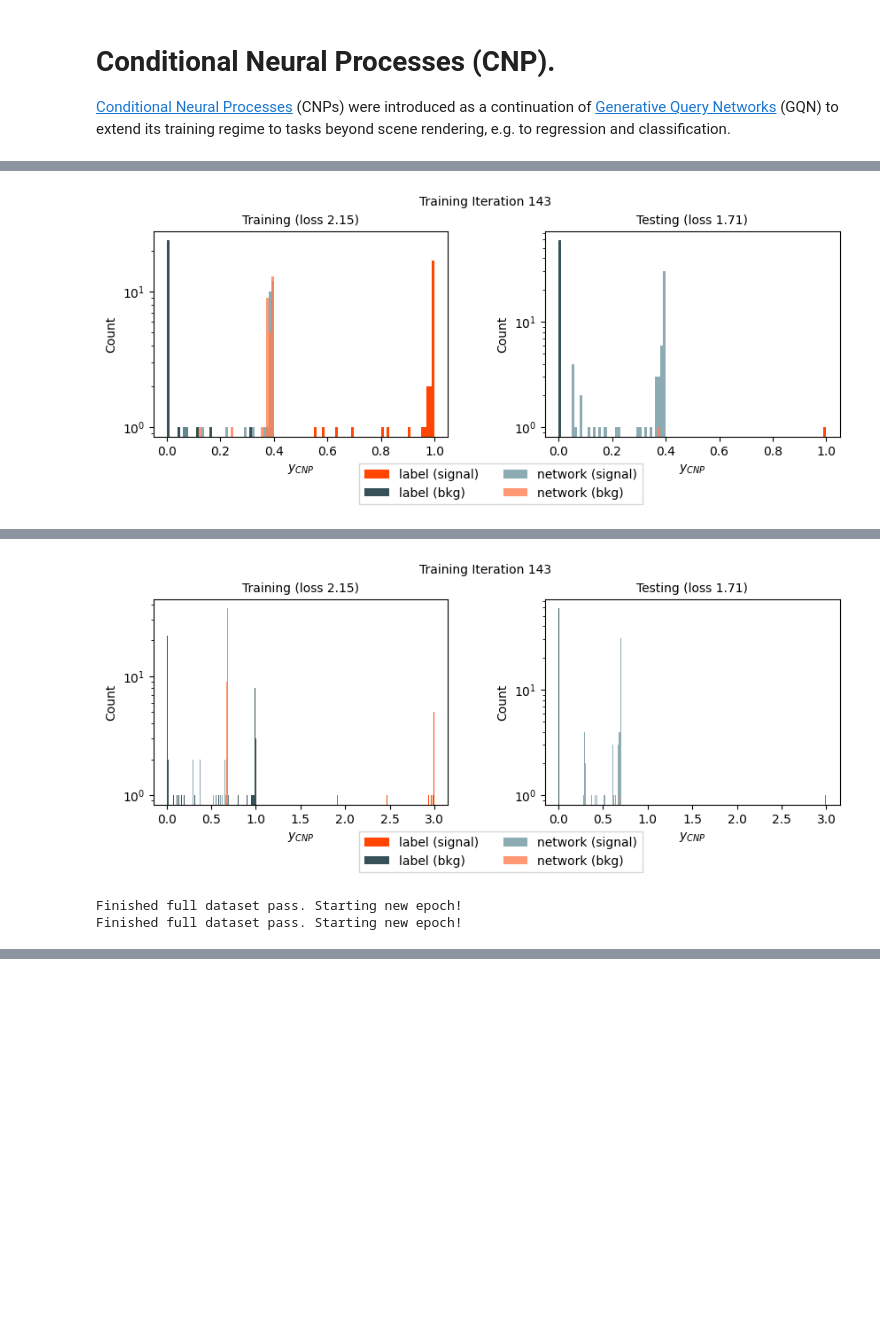
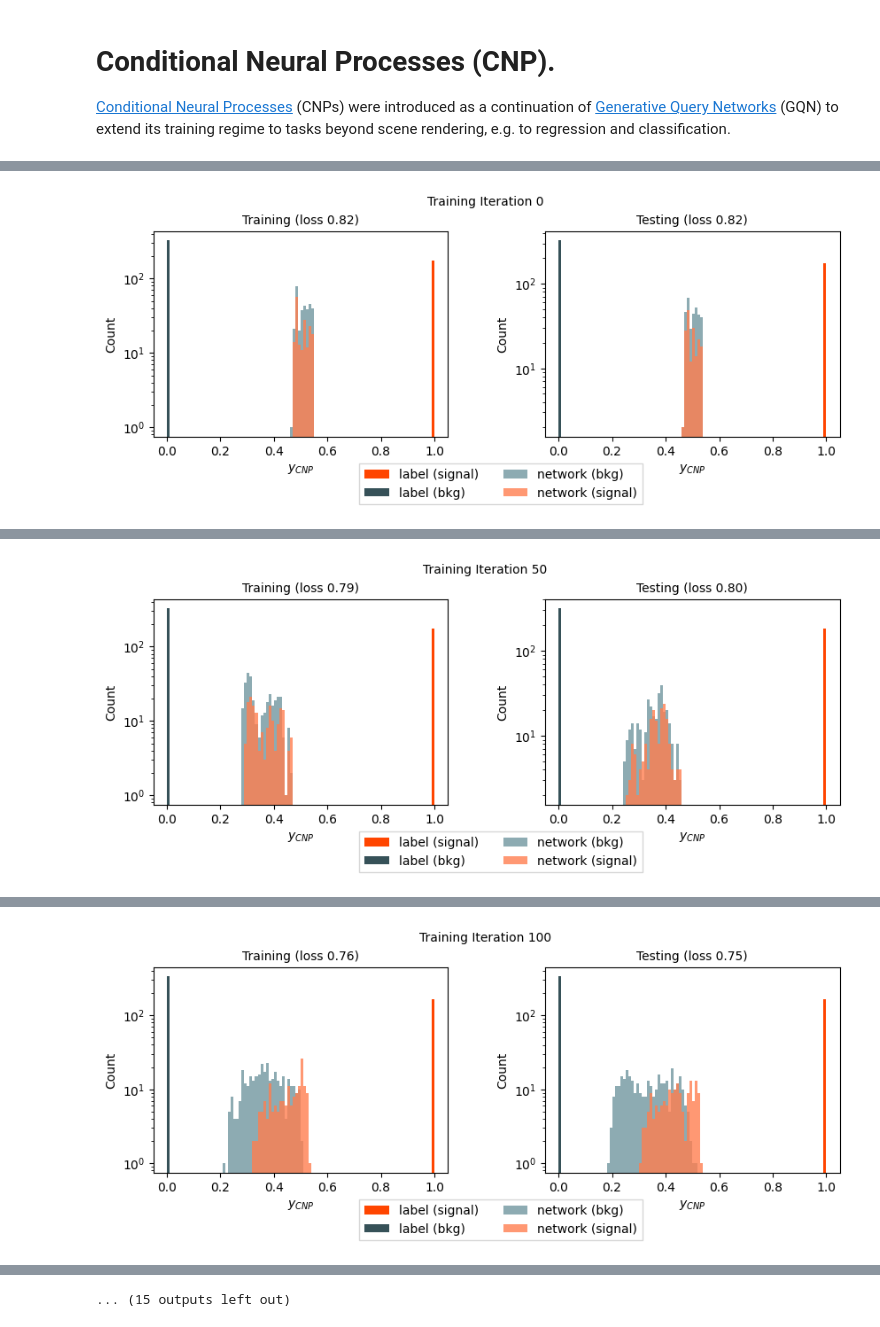
Before and after one commit to brianzliu/resum-coherent, a Jupyter notebook: examples/conditional_neural_process_training.ipynb, the cells around one changed output, grey strips where cells are left out. Saved outputs shown, nothing was run; the diff lists cells and outputs as text; code cells hidden in the pictures; blank space fills up the shorter version.

```diff
--- a/examples/conditional_neural_process_training.ipynb
+++ b/examples/conditional_neural_process_training.ipynb
@@ -19,13 +19,15 @@ from resum.conditional_neural_process import DataGeneration
 from resum.conditional_neural_process import DeterministicModel
 import yaml
 # %%
-with open("legend-neutron-moderator/settings.yaml", "r") as f:
+with open("L1000NC/settings.yaml", "r") as f:
     config_file = yaml.safe_load(f)
 
 TRAINING_EPOCHS = int(config_file["cnp_settings"]["training_epochs"]) # Total number of training points: training_iterations * batch_size * max_content_points
 PLOT_AFTER = int(config_file["cnp_settings"]["plot_after"])
 torch.manual_seed(0)
 BATCH_SIZE = config_file["cnp_settings"]["batch_size"]
+target_range = config_file["simulation_settings"]["target_range"]
+is_binary = target_range[0] >= 0 and target_range[1] <= 1
 
 version_cnp= config_file["cnp_settings"]["version"]
 version_lf= config_file["simulation_settings"]["version_lf"]
@@ -68,7 +70,7 @@ for it_epoch in range(TRAINING_EPOCHS):
     for b, batch in enumerate(dataloader_train):
         batch_formated=dataset_train.format_batch_for_cnp(batch,config_file["cnp_settings"]["context_is_subset"] )
         # Get the predicted mean and variance at the target points for the testing set
-        log_prob, mu, _ = model(batch_formated.query, batch_formated.target_y)
+        log_prob, mu, _ = model(batch_formated.query, batch_formated.target_y, is_binary)
 
         # Define the loss
         loss = -log_prob.mean()
@@ -80,35 +82,35 @@ for it_epoch in range(TRAINING_EPOCHS):
         # reset gradient to 0 on all parameters
         optimizer.zero_grad()
 
-        #if max(mu[0].detach().numpy()) <= 1 and min(mu[0].detach().numpy()) >= 0:
-        #loss_bce = bce(mu, batch_formated.target_y)
-        #else:
-        #    loss_bce = -1.
+        if is_binary:
+            loss_bce = bce(mu, batch_formated.target_y)
+        else:
+            loss_bce=-1
 
         mu=mu[0].detach().numpy()
-        batch_testing = next(data_iter)
-        batch_formated_test=dataset_train.format_batch_for_cnp(batch_testing,config_file["cnp_settings"]["context_is_subset"] )
 
-        if np.any(batch_formated_test.target_y[0].detach().numpy()  > 1):
-        #if it_batch % 1 == 0:
-            #print('{} Iteration: {}/{}, train loss: {:.4f} (vs BCE {:.4f})'.format(datetime.datetime.now().strftime("%Y-%m-%d %H:%M:%S"),it_epoch, it_batch,loss, loss_bce))
+        if it_batch % 50 == 0:
+            batch_testing = next(data_iter)
+            batch_formated_test=dataset_train.format_batch_for_cnp(batch_testing,config_file["cnp_settings"]["context_is_subset"] )
 
-            log_prob_testing, mu_testing, _ = model(batch_formated_test.query, batch_formated_test.target_y)
+            print('{} Iteration: {}/{}, train loss: {:.4f} (vs BCE {:.4f})'.format(datetime.datetime.now().strftime("%Y-%m-%d %H:%M:%S"),it_epoch, it_batch,loss, loss_bce))
+
+            log_prob_testing, mu_testing, _ = model(batch_formated_test.query, batch_formated_test.target_y, is_binary)
             loss_testing = -log_prob_testing.mean()
             test_idx+=1
 
-            #if max(mu_testing[0].detach().numpy()) <= 1 and min(mu_testing[0].detach().numpy()) >= 0:
-            #loss_bce_testing = bce(mu_testing,  batch_formated_test.target_y)
-            #else:
-            #    loss_bce_testing = -1.
+            if is_binary:
+                loss_bce_testing = bce(mu_testing,  batch_formated_test.target_y)
+            else:
+                loss_bce_testing = -1.
 
             mu_testing=mu_testing[0].detach().numpy()
-            #print("{}, Iteration: {}, test loss: {:.4f} (vs BCE {:.4f})".format(datetime.datetime.now().strftime("%Y-%m-%d %H:%M:%S"), it_batch, loss_testing, loss_bce_testing))
+            print("{}, Iteration: {}, test loss: {:.4f} (vs BCE {:.4f})".format(datetime.datetime.now().strftime("%Y-%m-%d %H:%M:%S"), it_batch, loss_testing, loss_bce_testing))
             if y_size ==1:
-                fig = plotting.plot(mu, batch_formated_test.target_y[0].detach().numpy(), f'{loss:.2f}', mu_testing, batch_formated_test.target_y[0].detach().numpy(), f'{loss_testing:.2f}', it_batch)
+                fig = plotting.plot(mu, batch_formated.target_y[0].detach().numpy(), f'{loss:.2f}', mu_testing, batch_formated_test.target_y[0].detach().numpy(), f'{loss_testing:.2f}', target_range, it_batch)
             else:
                 for k in range(y_size):
-                    fig = plotting.plot(mu[:,k], batch_formated.target_y[0].detach().numpy()[:,k], f'{loss:.2f}', mu_testing[:,k], batch_formated_test.target_y[0].detach().numpy()[:,k], f'{loss_testing:.2f}', it_batch)
+                    fig = plotting.plot(mu[:,k], batch_formated.target_y[0].detach().numpy()[:,k], f'{loss:.2f}', mu_testing[:,k], batch_formated_test.target_y[0].detach().numpy()[:,k], f'{loss_testing:.2f}', target_range, it_batch)
 
         it_batch+=1
 
@@ -118 +121 @@ Data Augmentation in Progress: Applying transformations...
-[figure, old version]
+[figure, new version]
@@ -119,3 +124 @@ Data Augmentation in Progress: Applying transformations...
-[figure, old version]
+[figure, new version]
-Finished full dataset pass. Starting new epoch!
-Finished full dataset pass. Starting new epoch!
@@ -121,0 +127 @@ Finished full dataset pass. Starting new epoch!
+[figure, added]
@@ -121,0 +137 @@ Finished full dataset pass. Starting new epoch!
+... (15 outputs left out)
```
Also changed, not shown: parts of 1 cell of this notebook, 6 other files.
